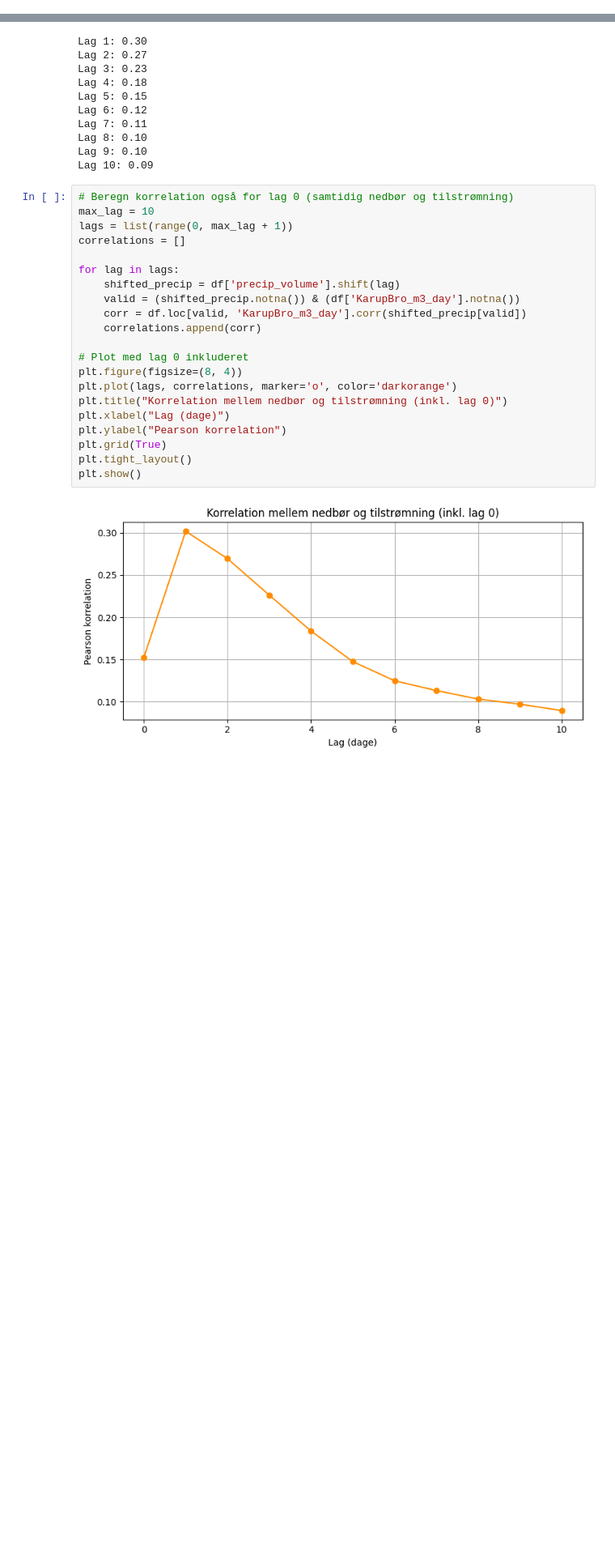
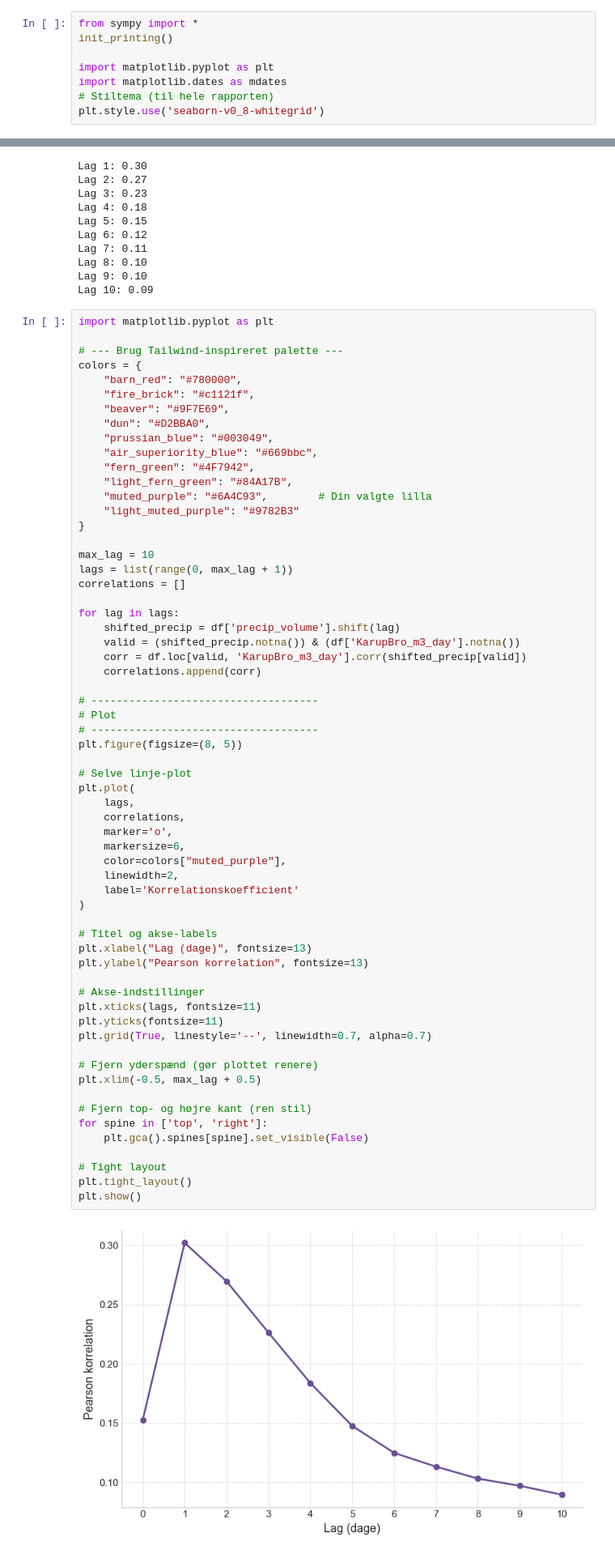
Before and after one commit to nicolaigarder/Forecasting-water-inflow, a Jupyter notebook: Exploratory analysis/Exploratory.ipynb, the cells around one changed output, grey strips where cells are left out. Shown at 81% size. Drawn from its saved outputs; the diff is of its cells as text; blank space fills up the shorter version.

```diff
--- a/Exploratory analysis/Exploratory.ipynb
+++ b/Exploratory analysis/Exploratory.ipynb
@@ -4,3 +1,11 @@ init_printing()
+# %%
+from sympy import *
+init_printing()
+
+import matplotlib.pyplot as plt
+import matplotlib.dates as mdates
+# Stiltema (til hele rapporten)
+plt.style.use('seaborn-v0_8-whitegrid')
 # %%
 import pandas as pd
 import numpy as np
@@ -232,25 +237,66 @@ Lag 8: 0.10
 Lag 9: 0.10
 Lag 10: 0.09
 # %%
-# Beregn korrelation også for lag 0 (samtidig nedbør og tilstrømning)
+import matplotlib.pyplot as plt
+
+# --- Brug Tailwind-inspireret palette ---
+colors = {
+    "barn_red": "#780000",
+    "fire_brick": "#c1121f",
+    "beaver": "#9F7E69",
+    "dun": "#D2BBA0",
+    "prussian_blue": "#003049",
+    "air_superiority_blue": "#669bbc",
+    "fern_green": "#4F7942",
+    "light_fern_green": "#84A17B",
+    "muted_purple": "#6A4C93",        # Din valgte lilla
+    "light_muted_purple": "#9782B3"
+}
+
 max_lag = 10
 lags = list(range(0, max_lag + 1))
 correlations = []
 
 for lag in lags:
     shifted_precip = df['precip_volume'].shift(lag)
     valid = (shifted_precip.notna()) & (df['KarupBro_m3_day'].notna())
     corr = df.loc[valid, 'KarupBro_m3_day'].corr(shifted_precip[valid])
     correlations.append(corr)
 
-# Plot med lag 0 inkluderet
-plt.figure(figsize=(8, 4))
-plt.plot(lags, correlations, marker='o', color='darkorange')
-plt.title("Korrelation mellem nedbør og tilstrømning (inkl. lag 0)")
-plt.xlabel("Lag (dage)")
-plt.ylabel("Pearson korrelation")
-plt.grid(True)
+# ------------------------------------
+# Plot
+# ------------------------------------
+plt.figure(figsize=(8, 5))
+
+# Selve linje-plot
+plt.plot(
+    lags,
+    correlations,
+    marker='o',
+    markersize=6,
+    color=colors["muted_purple"],
+    linewidth=2,
+    label='Korrelationskoefficient'
+)
+
+# Titel og akse-labels
+plt.xlabel("Lag (dage)", fontsize=13)
+plt.ylabel("Pearson korrelation", fontsize=13)
+
+# Akse-indstillinger
+plt.xticks(lags, fontsize=11)
+plt.yticks(fontsize=11)
+plt.grid(True, linestyle='--', linewidth=0.7, alpha=0.7)
+
+# Fjern yderspænd (gør plottet renere)
+plt.xlim(-0.5, max_lag + 0.5)
+
+# Fjern top- og højre kant (ren stil)
+for spine in ['top', 'right']:
+    plt.gca().spines[spine].set_visible(False)
+
+# Tight layout
 plt.tight_layout()
 plt.show()
 # %% [output]
-[figure, old version]
+[figure, new version]
```
Also changed, not shown: parts of 3 cells of this notebook, 4 other files.
